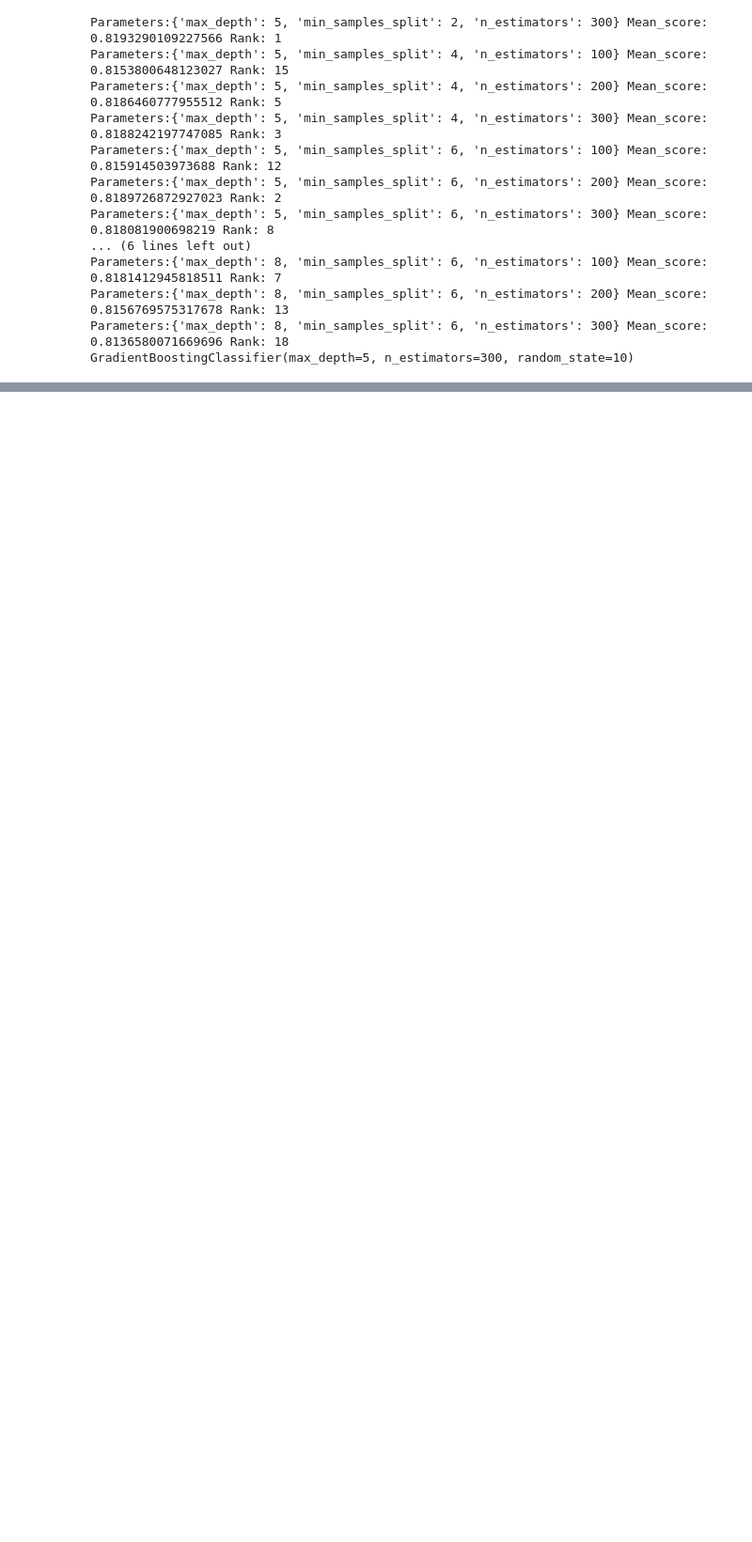
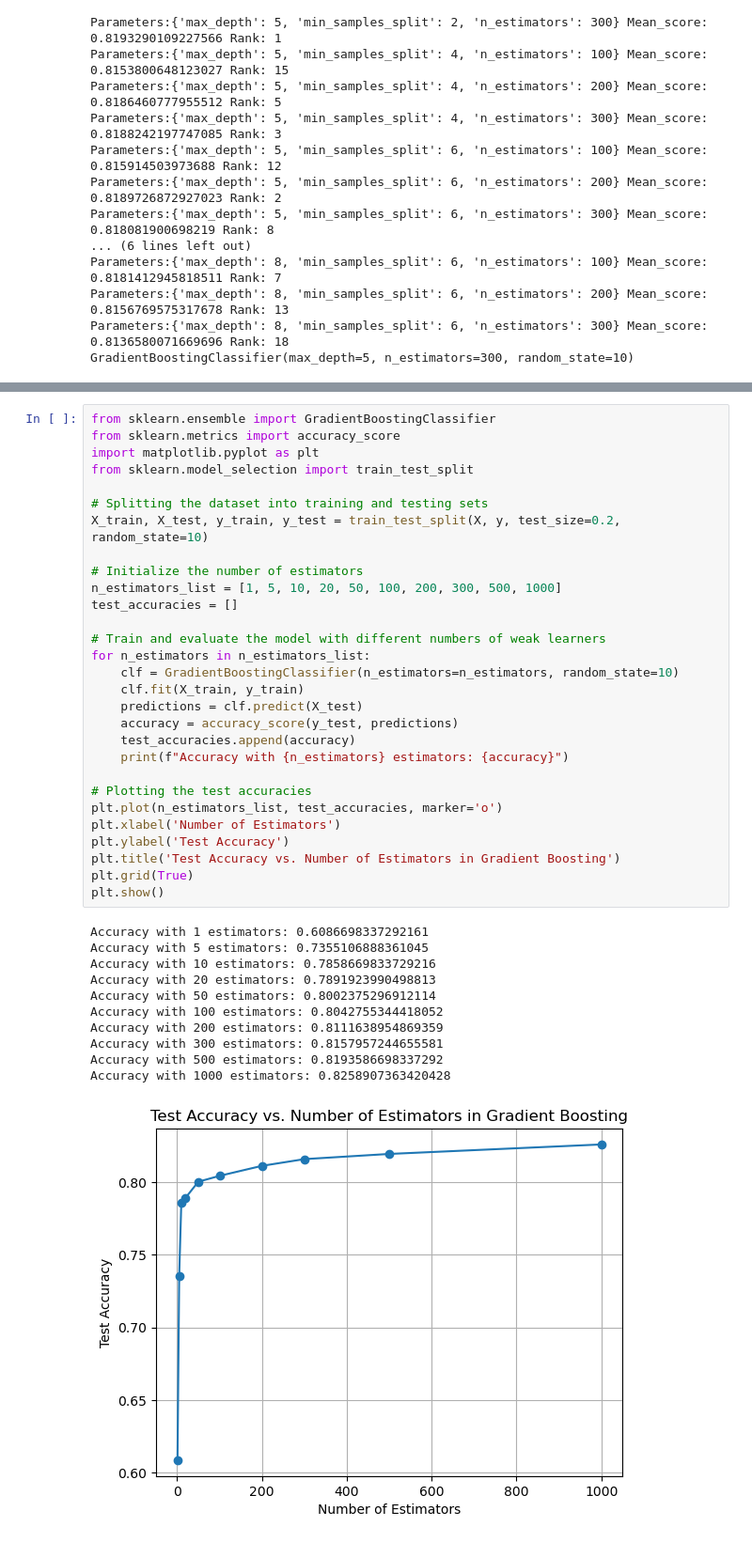
Before and after one commit to UpendraSinghRathore85/ML-Projects-Python, a Jupyter notebook: Supervised Algorithms/Day 141 - ML Boosting -2.ipynb, the cells around one changed output, grey strips where cells are left out. Shown at 94% size. Cells and saved outputs as stored; diff of their text form; blank space fills up the shorter version.

```diff
--- a/Supervised Algorithms/Day 141 - ML Boosting -2.ipynb
+++ b/Supervised Algorithms/Day 141 - ML Boosting -2.ipynb
@@ -318,0 +484,41 @@ GradientBoostingClassifier(max_depth=5, n_estimators=300, random_state=10)
+# %%
+from sklearn.ensemble import GradientBoostingClassifier
+from sklearn.metrics import accuracy_score
+import matplotlib.pyplot as plt
+from sklearn.model_selection import train_test_split
+
+# Splitting the dataset into training and testing sets
+X_train, X_test, y_train, y_test = train_test_split(X, y, test_size=0.2, random_state=10)
+
+# Initialize the number of estimators
+n_estimators_list = [1, 5, 10, 20, 50, 100, 200, 300, 500, 1000]
+test_accuracies = []
+
+# Train and evaluate the model with different numbers of weak learners
+for n_estimators in n_estimators_list:
+    clf = GradientBoostingClassifier(n_estimators=n_estimators, random_state=10)
+    clf.fit(X_train, y_train)
+    predictions = clf.predict(X_test)
+    accuracy = accuracy_score(y_test, predictions)
+    test_accuracies.append(accuracy)
+    print(f"Accuracy with {n_estimators} estimators: {accuracy}")
+
+# Plotting the test accuracies
+plt.plot(n_estimators_list, test_accuracies, marker='o')
+plt.xlabel('Number of Estimators')
+plt.ylabel('Test Accuracy')
+plt.title('Test Accuracy vs. Number of Estimators in Gradient Boosting')
+plt.grid(True)
+plt.show()
+# %% [output]
+Accuracy with 1 estimators: 0.6086698337292161
+Accuracy with 5 estimators: 0.7355106888361045
+Accuracy with 10 estimators: 0.7858669833729216
+Accuracy with 20 estimators: 0.7891923990498813
+Accuracy with 50 estimators: 0.8002375296912114
+Accuracy with 100 estimators: 0.8042755344418052
+Accuracy with 200 estimators: 0.8111638954869359
+Accuracy with 300 estimators: 0.8157957244655581
+Accuracy with 500 estimators: 0.8193586698337292
+Accuracy with 1000 estimators: 0.8258907363420428
+[figure, added]
```
Also changed, not shown: parts of 24 cells of this notebook.
